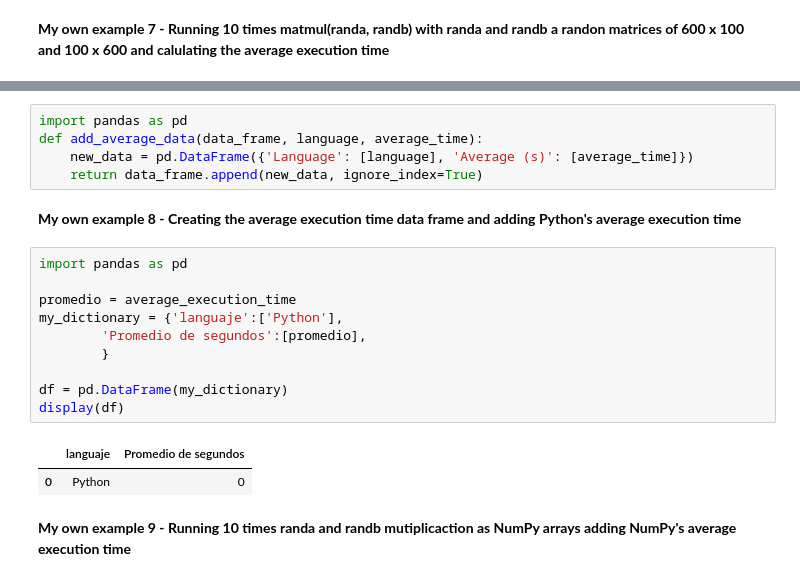
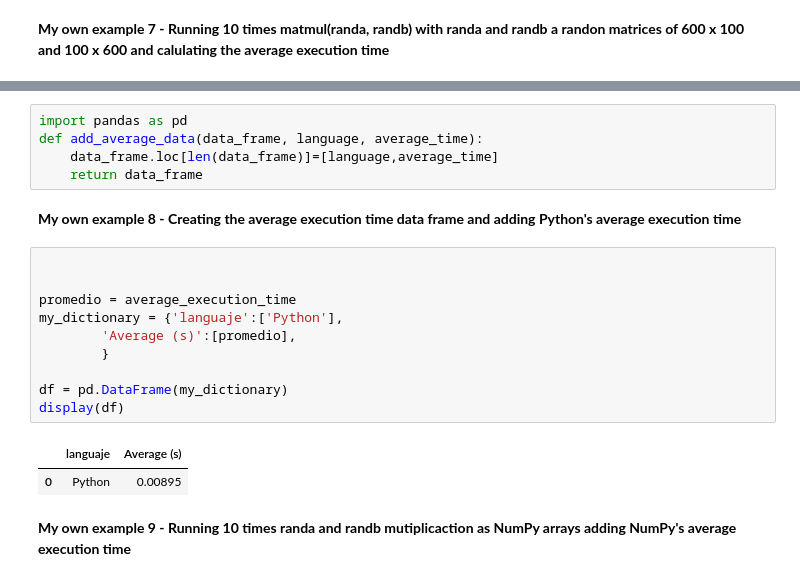
Before and after one commit to CesarFRR/MetNumUN2023II, a Jupyter notebook: Laboratorios/Lab2/crinconro_Lab2.ipynb, the cells around one changed output, grey strips where cells are left out. Saved outputs shown, nothing was run; the diff lists cells and outputs as text.

```diff
--- a/Laboratorios/Lab2/crinconro_Lab2.ipynb
+++ b/Laboratorios/Lab2/crinconro_Lab2.ipynb
@@ -371,23 +389,23 @@ Tiempo de Ejecución Promedio: 0.0025 segundos
 # %%
 import pandas as pd
 def add_average_data(data_frame, language, average_time):
-    new_data = pd.DataFrame({'Language': [language], 'Average (s)': [average_time]})
-    return data_frame.append(new_data, ignore_index=True)
+    data_frame.loc[len(data_frame)]=[language,average_time]
+    return data_frame
 # %% [markdown]
 **My own example 8 - Creating the average execution time data frame and adding Python's average execution time**
 # %%
-import pandas as pd
+
 
 promedio = average_execution_time
 my_dictionary = {'languaje':['Python'],
-        'Promedio de segundos':[promedio],
+        'Average (s)':[promedio],
         }
 
 df = pd.DataFrame(my_dictionary)
 display(df)
 # %% [output]
-|  | languaje | Promedio de segundos |
-| 0 | Python | 0 |
+|  | languaje | Average (s) |
+| 0 | Python | 0.00895 |
 # %% [markdown]
 **My own example 9 - Running 10 times randa and randb mutiplicaction as NumPy arrays  adding NumPy's average execution time**
 # %%
```
Also changed, not shown: parts of 51 cells of this notebook, 2 other files.
